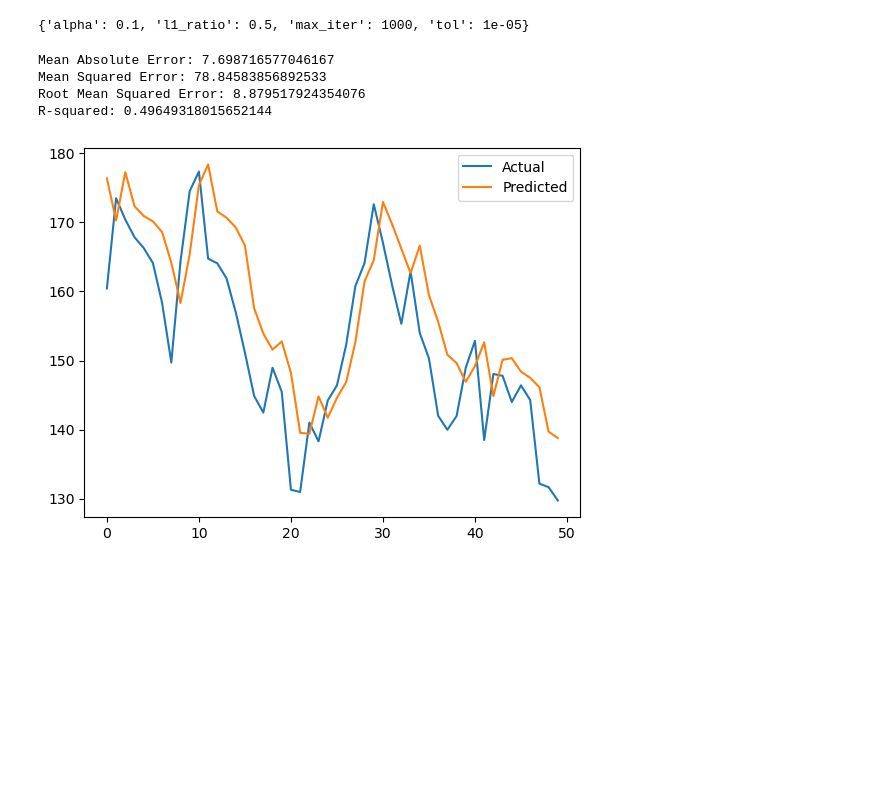
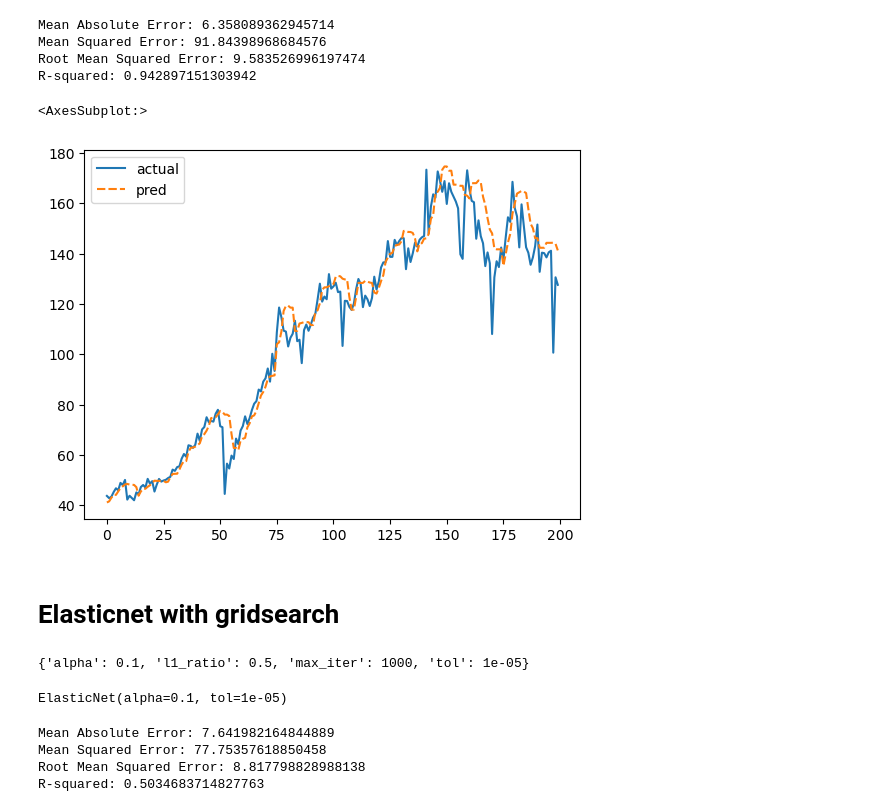
Before and after one commit to HsinZhengWei/BT4222, a Jupyter notebook: ElasticNet.ipynb, the cells around one changed output. Cells and saved outputs as stored; diff of their text form; code cells hidden in the pictures; blank space fills up the shorter version.

```diff
--- a/ElasticNet.ipynb
+++ b/ElasticNet.ipynb
@@ -130,3 +261,32 @@ ab_performance_tracker = pd.DataFrame(columns=["MAE", "MSE", "RMSE", "R2"])
+# %%
+validation_pred = model.predict(train_scaled.drop('Close_x1(t+1)',axis=1))
+validation_y = train_scaled['Close_x1(t+1)']
+v_pred_trformed = [ validation_pred[x] * trform_list[x][2][0] + trform_list[x][2][1] for x in validation_y.index ]
+v_y_trformed = [ validation_y[x] * trform_list[x][2][0] + trform_list[x][2][1] for x in validation_y.index ]
+
+mae = mean_absolute_error(v_y_trformed, v_pred_trformed)
+mse = mean_squared_error(v_y_trformed, v_pred_trformed)
+rmse = mean_squared_error(v_y_trformed, v_pred_trformed, squared=False)
+r2 = r2_score(v_y_trformed, v_pred_trformed)
+score_df.loc[len(score_df)] = [False, 'all', mae, mse, rmse, r2]
+
+print('Mean Absolute Error:', mae)
+print('Mean Squared Error:', mse)
+print('Root Mean Squared Error:', rmse)
+print('R-squared:', r2)
+# %% [output]
+Mean Absolute Error: 6.358089362945714
+Mean Squared Error: 91.84398968684576
+Root Mean Squared Error: 9.583526996197474
+R-squared: 0.942897151303942
+# %%
+output = pd.DataFrame({'actual': v_y_trformed, 'pred': v_pred_trformed })
+sns.lineplot(data=output)
+# %% [output]
+<AxesSubplot:>
+[figure, added]
+# %% [markdown]
+# Elasticnet with gridsearch
 # %%
 param_grid = {
     'alpha': [0.01, 0.1, 1.0, 10.0],
@@ -143,31 +303,28 @@ best_params = grid_search.best_params_
 best_params
 # %% [output]
 {'alpha': 0.1, 'l1_ratio': 0.5, 'max_iter': 1000, 'tol': 1e-05}
+# %%
+best_model = ElasticNet(alpha = 0.1, l1_ratio = 0.5, max_iter = 1000, tol = 1e-5)
+best_model.fit(X_train, y_train)
+# %% [output]
+ElasticNet(alpha=0.1, tol=1e-05)
 # %%
-enet = enet = ElasticNet(alpha = 0.1, l1_ratio = 0.5, max_iter = 1000, tol = 1e-5).fit(X_train, y_train)
-y_pred = enet.predict(X_test)
-
-pred_trformed = [y_pred[x-150] * trform_list[x][2][0] + trform_list[x][2][1] for x in y_test.index]
-y_trformed =  [y_test[x] * trform_list[x][2][0] + trform_list[x][2][1] for x in y_test.index]
+pred = best_model.predict(X_test)
+pred_trformed = [pred[x - y_test.index[0]] * trform_list[x][3][0] + trform_list[x][3][1] for x in y_test.index]
+y_trformed =  [y_test[x] * trform_list[x][3][0] + trform_list[x][3][1] for x in y_test.index]
 
 mae = mean_absolute_error(y_trformed, pred_trformed)
 mse = mean_squared_error(y_trformed, pred_trformed)
 rmse = mean_squared_error(y_trformed, pred_trformed, squared=False)
 r2 = r2_score(y_trformed, pred_trformed)
+score_df.loc[len(score_df)] = [True, 'test', mae, mse, rmse, r2]
 
 print('Mean Absolute Error:', mae)
 print('Mean Squared Error:', mse)
 print('Root Mean Squared Error:', rmse)
 print('R-squared:', r2)
 # %% [output]
-Mean Absolute Error: 7.698716577046167
-Mean Squared Error: 78.84583856892533
-Root Mean Squared Error: 8.879517924354076
-R-squared: 0.49649318015652144
+Mean Absolute Error: 7.641982164844889
+Mean Squared Error: 77.75357618850458
+Root Mean Squared Error: 8.817798828988138
+R-squared: 0.5034683714827763
-# %%
-plt.plot(y_trformed, label='Actual')
-plt.plot(pred_trformed, label='Predicted')
-plt.legend()
-plt.show()
-# %% [output]
-[figure, removed]
```
Also changed, not shown: parts of 35 cells of this notebook.
